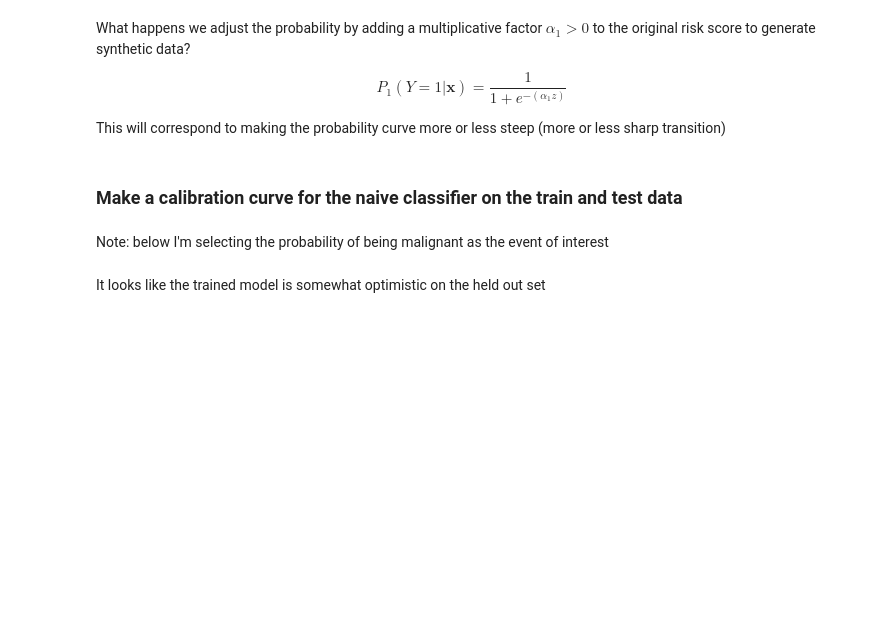
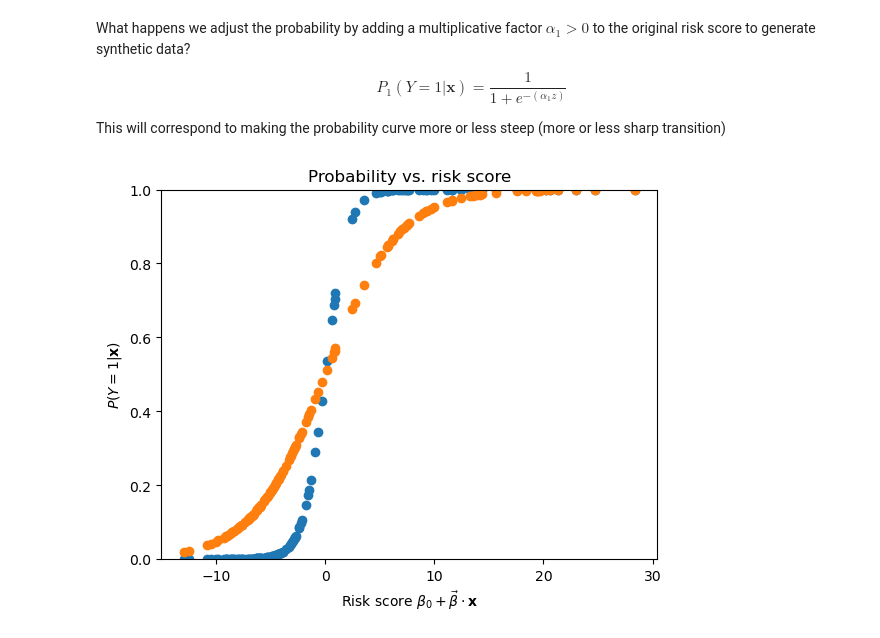
Before and after one commit to sarahcwesolowski/trns-learn, a Jupyter notebook: notebooks/Recalibration_Loop_Breast_Cancer.ipynb, the cells around one changed output. Drawn from its saved outputs; the diff is of its cells as text; code cells hidden in the pictures; blank space fills up the shorter version.

Commit message:
two synthetic miscalibrated data sets

```diff
--- a/notebooks/Recalibration_Loop_Breast_Cancer.ipynb
+++ b/notebooks/Recalibration_Loop_Breast_Cancer.ipynb
@@ -230,16 +230,14 @@ This will correspond to making the probability curve more or less steep (more or
 # %%
 alpha1 = 0.3
 # %%
-y_test_synth_2 = 1./(1. + np.exp(-alpha1*risk_test))
+y_test_syn_proba_2 = 1./(1. + np.exp(-alpha1*risk_test))
 # %%
 plt.plot(risk_test, y_test_proba, 'o')
-#plt.plot(risk_test, y_test_synth_1, 'o')
-plt.plot(risk_test, y_test_synth_2, 'o')
+#plt.plot(risk_test, y_test_syn_1, 'o')
+plt.plot(risk_test, y_test_syn_proba_2, 'o')
 plt.xlabel(r'Risk score $\beta_0 + \vec{\beta} \cdot \mathbf{x}$')
 plt.ylabel(r'$P(Y=1|\mathbf{x})$')
 plt.title('Probability vs. risk score')
 plt.ylim(0,1);
+# %% [output]
+[figure, added]
-# %% [markdown]
-### Make a calibration curve for the naive classifier on the train and test data
-# %% [markdown]
-Note: below I'm selecting the probability of being malignant as the event of interest
@@ -257,2 +243,0 @@ plt.legend();
-# %% [markdown]
-It looks like the trained model is somewhat optimistic on the held out set
```
Also changed, not shown: parts of 62 cells of this notebook.
